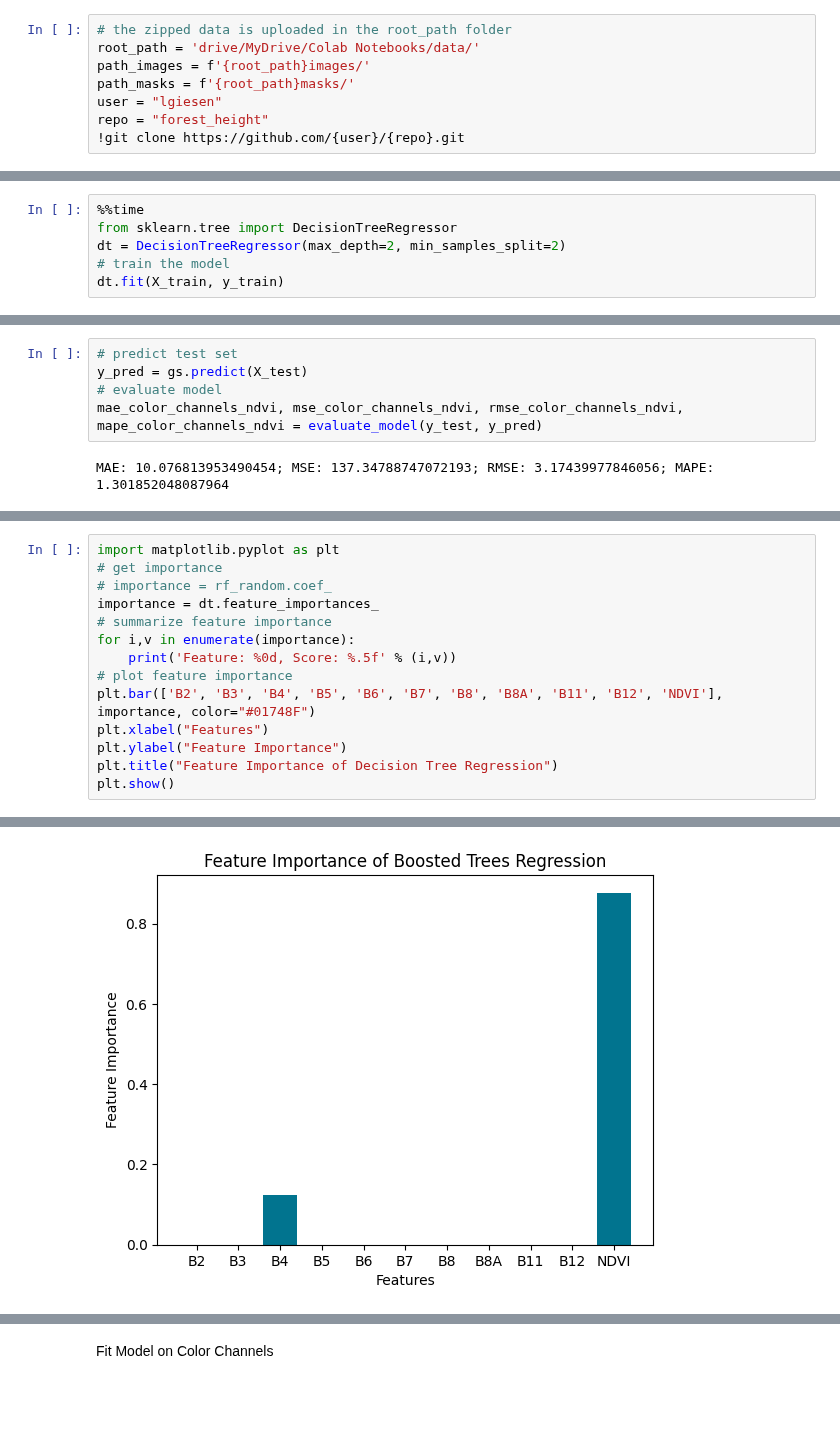
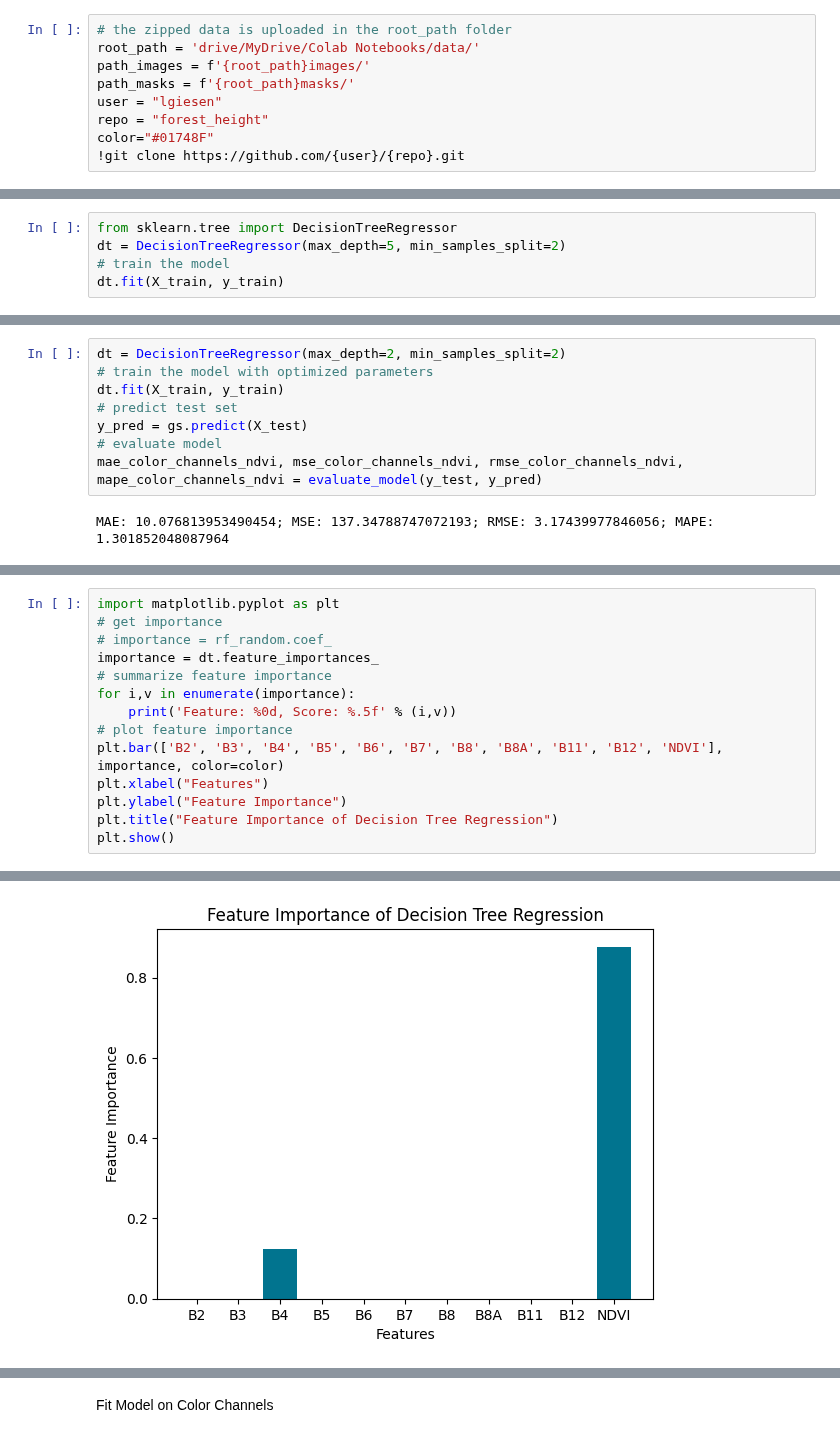
Before and after one commit to lgiesen/forest_height, a Jupyter notebook: notebooks/decision_trees.ipynb, the cells around one changed output, grey strips where cells are left out. Cells and saved outputs as stored; diff of their text form; blank space fills up the shorter version.

Commit message:
:pencil2: fix typos + save model with all features

```diff
--- a/notebooks/decision_trees.ipynb
+++ b/notebooks/decision_trees.ipynb
@@ -12,5 +12,6 @@ path_images = f'{root_path}images/'
 path_masks = f'{root_path}masks/'
 user = "lgiesen"
 repo = "forest_height"
+color="#01748F"
 !git clone https://github.com/{user}/{repo}.git
 # %% [output]
@@ -27,9 +24,8 @@ Resolving deltas: 100% (248/248), done.
 # %%
 X_train, y_train, X_test, y_test = load_data("color_channels_ndvi")
 # %%
-%%time
 from sklearn.tree import DecisionTreeRegressor
-dt = DecisionTreeRegressor(max_depth=2, min_samples_split=2)
+dt = DecisionTreeRegressor(max_depth=5, min_samples_split=2)
 # train the model
 dt.fit(X_train, y_train)
 # %% [output]
@@ -63,6 +57,9 @@ print(-gs.best_score_)
 {'max_depth': 2, 'min_samples_split': 2}
 9.962108704825493
 # %%
+dt = DecisionTreeRegressor(max_depth=2, min_samples_split=2)
+# train the model with optimized parameters
+dt.fit(X_train, y_train)
 # predict test set
 y_pred = gs.predict(X_test)
 # evaluate model
@@ -72,30 +82,30 @@ MAE: 10.076813953490454; MSE: 137.34788747072193; RMSE: 3.17439977846056; MAPE:
 # %%
 import matplotlib.pyplot as plt
 # get importance
 # importance = rf_random.coef_
 importance = dt.feature_importances_
 # summarize feature importance
 for i,v in enumerate(importance):
     print('Feature: %0d, Score: %.5f' % (i,v))
 # plot feature importance
-plt.bar(['B2', 'B3', 'B4', 'B5', 'B6', 'B7', 'B8', 'B8A', 'B11', 'B12', 'NDVI'], importance, color="#01748F")
+plt.bar(['B2', 'B3', 'B4', 'B5', 'B6', 'B7', 'B8', 'B8A', 'B11', 'B12', 'NDVI'], importance, color=color)
 plt.xlabel("Features")
 plt.ylabel("Feature Importance")
 plt.title("Feature Importance of Decision Tree Regression")
 plt.show()
 # %% [output]
 Feature: 0, Score: 0.00000
 Feature: 1, Score: 0.00000
 Feature: 2, Score: 0.12281
 Feature: 3, Score: 0.00000
 Feature: 4, Score: 0.00000
 Feature: 5, Score: 0.00000
 Feature: 6, Score: 0.00000
 Feature: 7, Score: 0.00000
 Feature: 8, Score: 0.00000
 Feature: 9, Score: 0.00000
 Feature: 10, Score: 0.87719
-[figure, old version]
+[figure, new version]
 # %%
 %matplotlib inline
 import matplotlib.pyplot as plt
```
Also changed, not shown: parts of 11 cells of this notebook.
